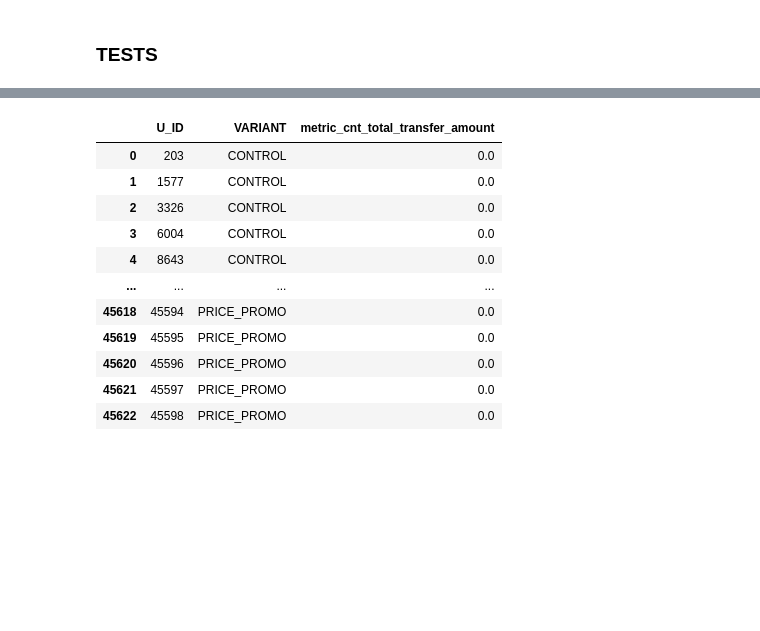
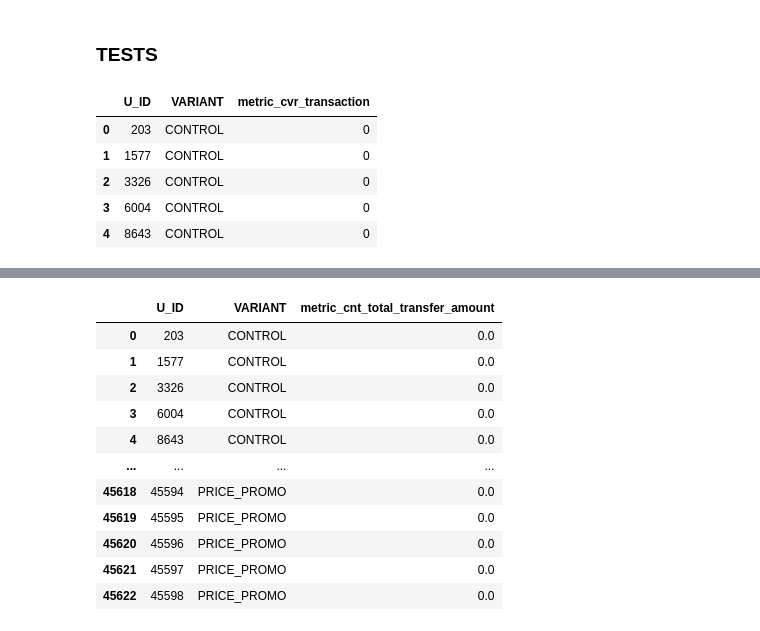
Before and after one commit to EAlmazanG/ab-test-framework, a Jupyter notebook: notebooks/ab-test_framework_template.ipynb, the cells around one changed output, grey strips where cells are left out. Saved outputs shown, nothing was run; the diff lists cells and outputs as text; code cells hidden in the pictures; blank space fills up the shorter version.

```diff
--- a/notebooks/ab-test_framework_template.ipynb
+++ b/notebooks/ab-test_framework_template.ipynb
@@ -671,6 +673,15 @@ def run_post_hoc_tests(test_config, df, variant_column, metric_column):
         results["bonferroni_correction"] = apply_bonferroni_correction(df, variant_column, metric_column)
 
     return results
+# %%
+selected_df.head()
+# %% [output]
+|  | U_ID | VARIANT | metric_cvr_transaction |
+| 0 | 203 | CONTROL | 0 |
+| 1 | 1577 | CONTROL | 0 |
+| 2 | 3326 | CONTROL | 0 |
+| 3 | 6004 | CONTROL | 0 |
+| 4 | 8643 | CONTROL | 0 |
 # %%
 #ab_test_config['use_mann_whitney_u_test'] = False
 ab_test_config['use_fisher_exact_test'] = True
```
Also changed, not shown: parts of 7 cells of this notebook.
